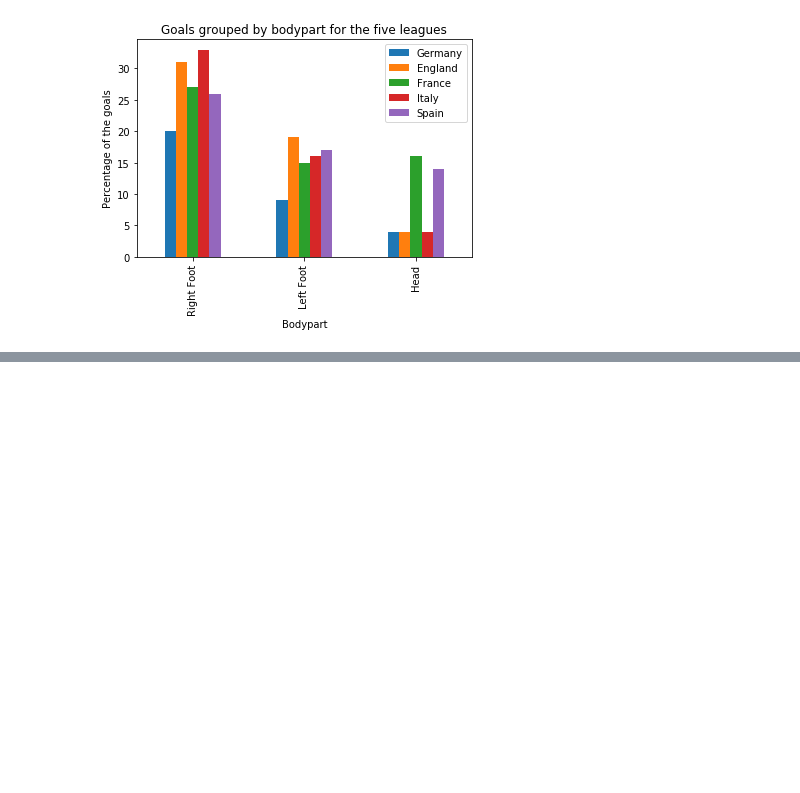
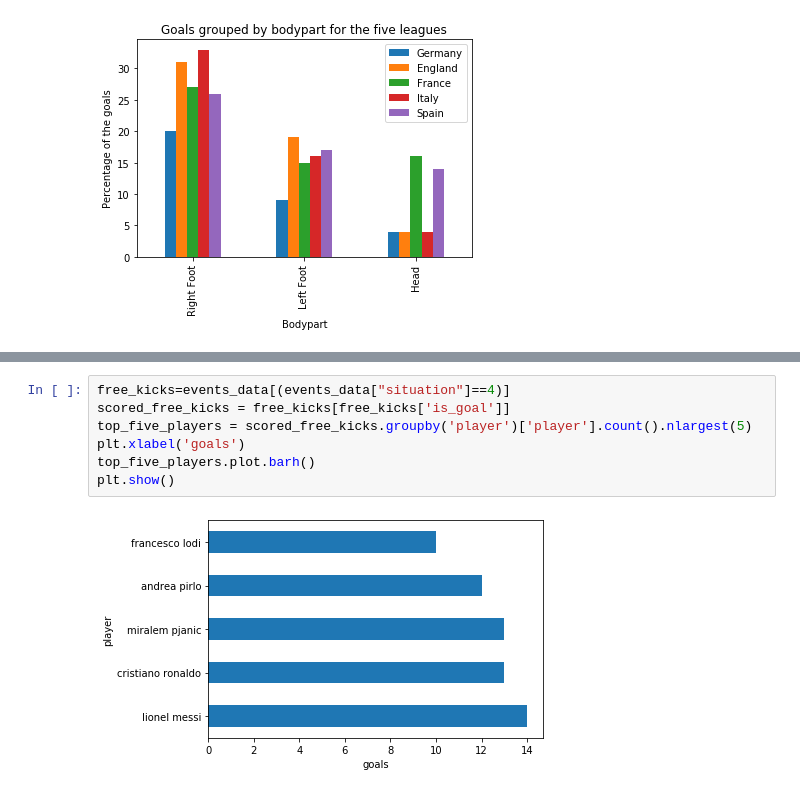
Before and after one commit to KaPrimov/ai-module, a Jupyter notebook: DataScience/z_project/Football Analysis.ipynb, the cells around one changed output, grey strips where cells are left out. Cells and saved outputs as stored; diff of their text form; blank space fills up the shorter version.

```diff
--- a/DataScience/z_project/Football Analysis.ipynb
+++ b/DataScience/z_project/Football Analysis.ipynb
@@ -311,0 +315,9 @@ Text(0.5, 1.0, 'Number of substitutions against Time during match')
+# %%
+free_kicks=events_data[(events_data["situation"]==4)]
+scored_free_kicks = free_kicks[free_kicks['is_goal']]
+top_five_players = scored_free_kicks.groupby('player')['player'].count().nlargest(5)
+plt.xlabel('goals')
+top_five_players.plot.barh()
+plt.show()
+# %% [output]
+[figure, added]
```
Also changed, not shown: parts of 51 cells of this notebook.
